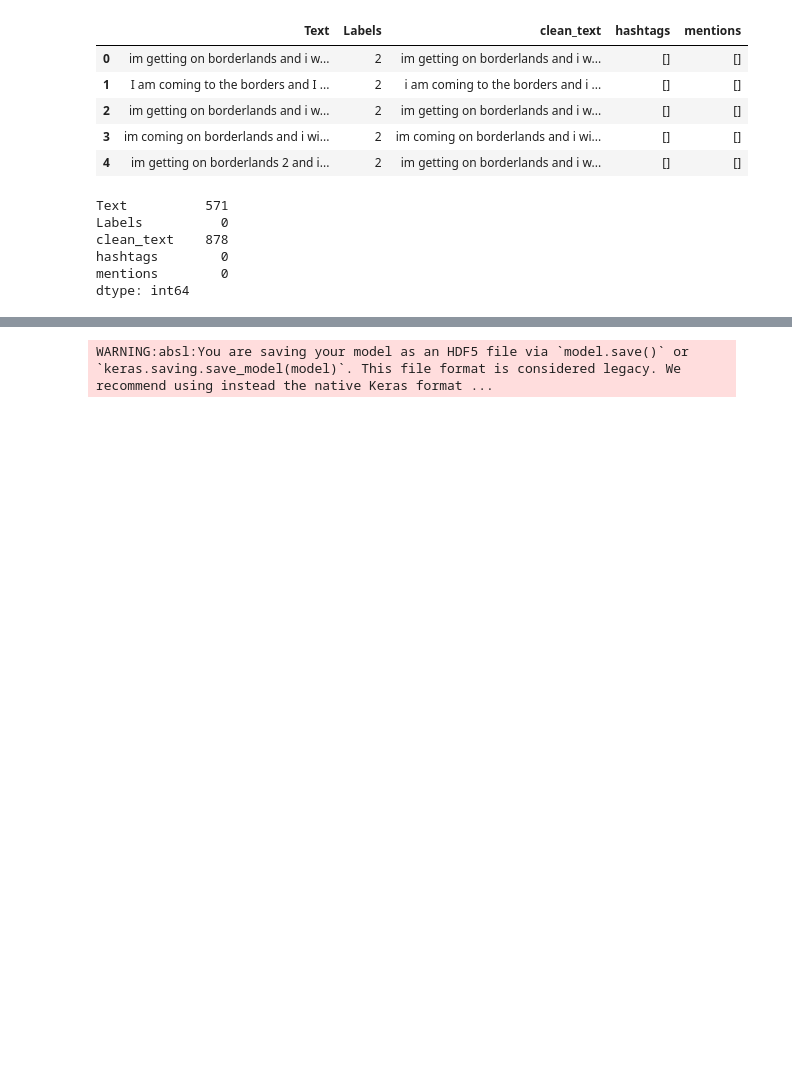
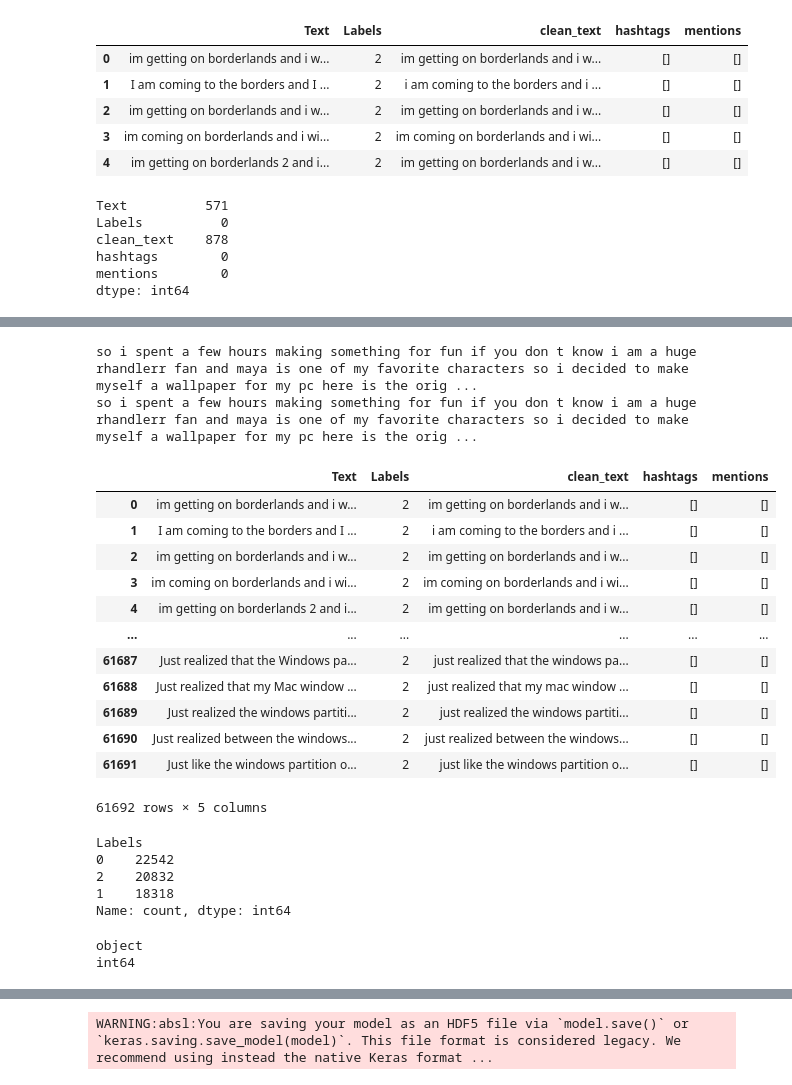
Before and after one commit to mohmadAyman75/twitter-sentiment-analysis, a Jupyter notebook: Notebook/Project_LSTM&RNN.ipynb, the cells around one changed output, grey strips where cells are left out. Saved outputs shown, nothing was run; the diff lists cells and outputs as text; code cells hidden in the pictures; blank space fills up the shorter version.

```diff
--- a/Notebook/Project_LSTM&RNN.ipynb
+++ b/Notebook/Project_LSTM&RNN.ipynb
@@ -4,5 +4,5 @@ import numpy as np
 import matplotlib.pyplot as plt
 import seaborn as sns
 # %%
-data=pd.read_csv("data.csv")
+data=pd.read_csv("../Data/data.csv")
 # %%
@@ -38,5 +39,3 @@ clean_text    878
 hashtags        0
 mentions        0
 dtype: int64
-# %%
-data.dropna(inplace=True)
@@ -47,2 +41,0 @@ np.int64(3455)
-# %%
-data.drop_duplicates(inplace=True)
@@ -51,0 +71,53 @@ y=data["Labels"]
+# %%
+try:
+    import contractions
+except ImportError:
+    import sys
+    !{sys.executable} -m pip install contractions
+    import contractions
+
+# توسيع الاختصارات:
+def expand_contractions(s):
+    return contractions.fix(s)
+
+# مثال
+sentence = data['clean_text'][10]
+print(sentence)
+sentence = expand_contractions(sentence)
+print(sentence)
+# %% [output]
+so i spent a few hours making something for fun if you don t know i am a huge rhandlerr fan and maya is one of my favorite characters so i decided to make myself a wallpaper for my pc here is the orig ...
+so i spent a few hours making something for fun if you don t know i am a huge rhandlerr fan and maya is one of my favorite characters so i decided to make myself a wallpaper for my pc here is the orig ...
+# %%
+data
+# %% [output]
+|  | Text | Labels | clean_text | hashtags | mentions |
+| 0 | im getting on borderlands and i w... | 2 | im getting on borderlands and i w... | [] | [] |
+| 1 | I am coming to the borders and I ... | 2 | i am coming to the borders and i ... | [] | [] |
+| 2 | im getting on borderlands and i w... | 2 | im getting on borderlands and i w... | [] | [] |
+| 3 | im coming on borderlands and i wi... | 2 | im coming on borderlands and i wi... | [] | [] |
+| 4 | im getting on borderlands 2 and i... | 2 | im getting on borderlands and i w... | [] | [] |
+| ... | ... | ... | ... | ... | ... |
+| 61687 | Just realized that the Windows pa... | 2 | just realized that the windows pa... | [] | [] |
+| 61688 | Just realized that my Mac window ... | 2 | just realized that my mac window ... | [] | [] |
+| 61689 | Just realized the windows partiti... | 2 | just realized the windows partiti... | [] | [] |
+| 61690 | Just realized between the windows... | 2 | just realized between the windows... | [] | [] |
+| 61691 | Just like the windows partition o... | 2 | just like the windows partition o... | [] | [] |
+61692 rows × 5 columns
+# %%
+data["Labels"].value_counts()
+# %% [output]
+Labels
+0    22542
+2    20832
+1    18318
+Name: count, dtype: int64
+# %%
+X=data['clean_text']
+Y=data["Labels"]
+X = X.astype(str)
+print(X.dtype)
+print(Y.dtype)
+# %% [output]
+object
+int64
```
Also changed, not shown: parts of 33 cells of this notebook, 9 other files.
